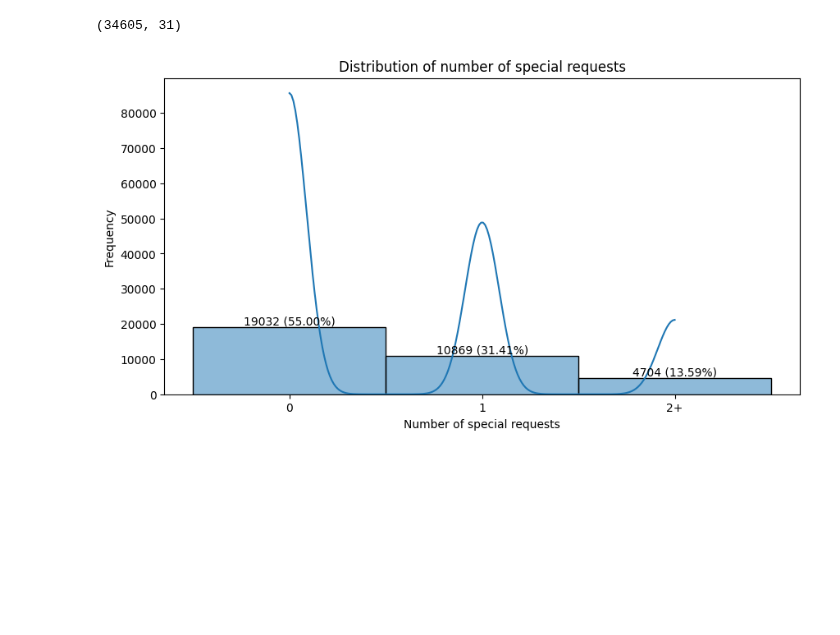
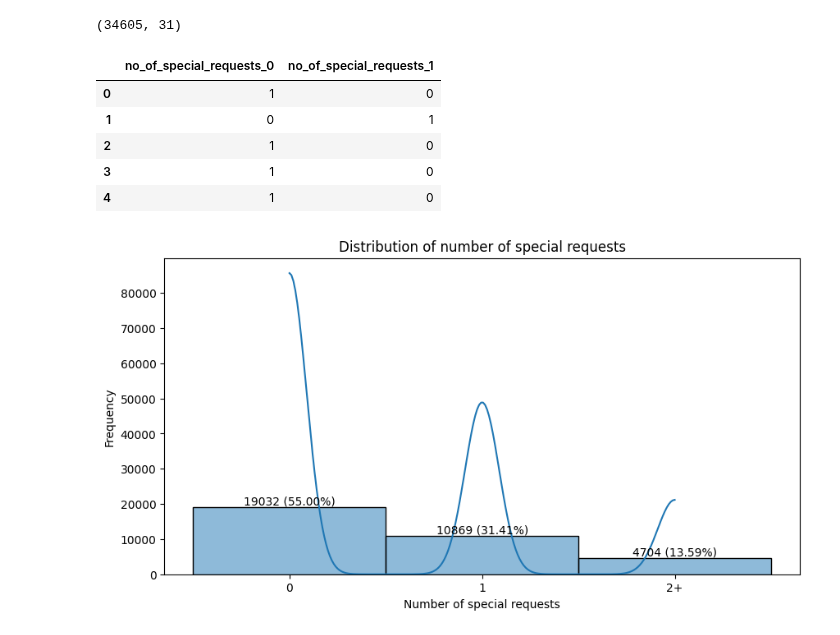
Before and after one commit to Drashko73/hotel-reservations-analysis, a Jupyter notebook: notebooks/04_annomalies_detection.ipynb, the cells around one changed output. Cells and saved outputs as stored; diff of their text form; code cells hidden in the pictures; blank space fills up the shorter version.

```diff
--- a/notebooks/04_annomalies_detection.ipynb
+++ b/notebooks/04_annomalies_detection.ipynb
@@ -211,9 +211,6 @@ index.shape # (78,)
 # %% [output]
 (78,)
 # %%
-# Convert the 'no_of_weekend_nights' column to object type
-data['no_of_weekend_nights'] = data['no_of_weekend_nights'].astype('object')
-
 # Create categories for the 'no_of_weekend_nights' column as follows
 # 0: 0 nights
 # 1: 1 night
@@ -625,17 +611,23 @@ new_data.shape
 # %%
 # Group the 'no_of_special_requests' column into categories
 new_data['no_of_special_requests'] = new_data['no_of_special_requests'].apply(lambda x: '0' if x == 0 else '1' if x == 1 else '2+' if x >= 2 else 'Unknown')
 
 # Perform one-hot encoding on the 'no_of_special_requests' column
 encoder.fit(new_data[['no_of_special_requests']])
 no_of_special_requests_encoded = encoder.transform(new_data[['no_of_special_requests']]).toarray().astype('int64')
 no_of_special_requests_encoded_df = pd.DataFrame(no_of_special_requests_encoded, columns=encoder.get_feature_names_out(['no_of_special_requests']))
 
 # Implement the n-1 rule by dropping the last column
 no_of_special_requests_encoded_df = no_of_special_requests_encoded_df.drop(no_of_special_requests_encoded_df.columns[-1], axis=1)
 
-# Concatenate the encoded data with the original data
-data = pd.concat([new_data, no_of_special_requests_encoded_df], axis=1)
+no_of_special_requests_encoded_df.head()
+# %% [output]
+|  | no_of_special_requests_0 | no_of_special_requests_1 |
+| 0 | 1 | 0 |
+| 1 | 0 | 1 |
+| 2 | 1 | 0 |
+| 3 | 1 | 0 |
+| 4 | 1 | 0 |
 # %%
 # Plot the histogram for the 'no_of_special_requests' column
 plt.figure(figsize=(10, 5))
```
Also changed, not shown: parts of 17 cells of this notebook, 7 other files.
